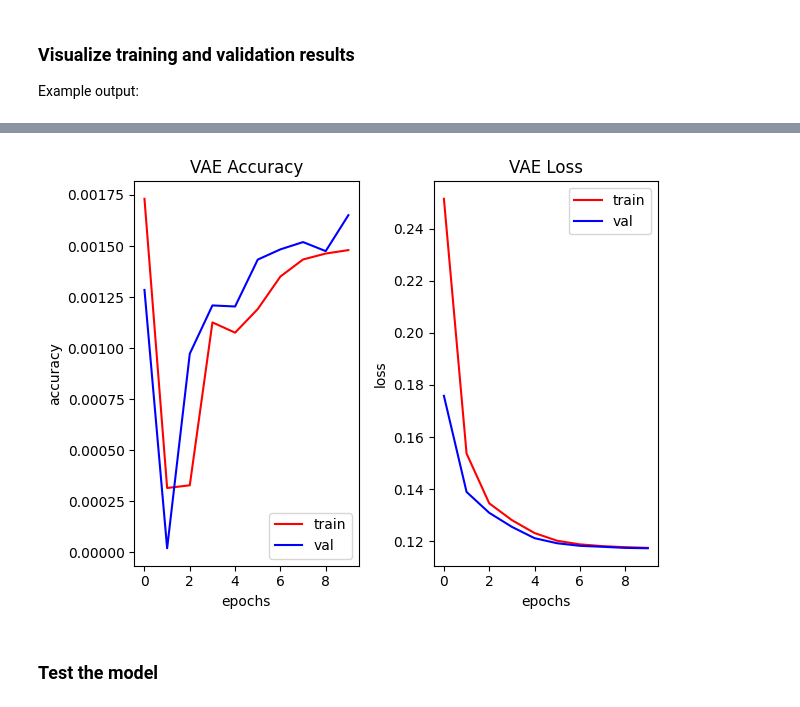
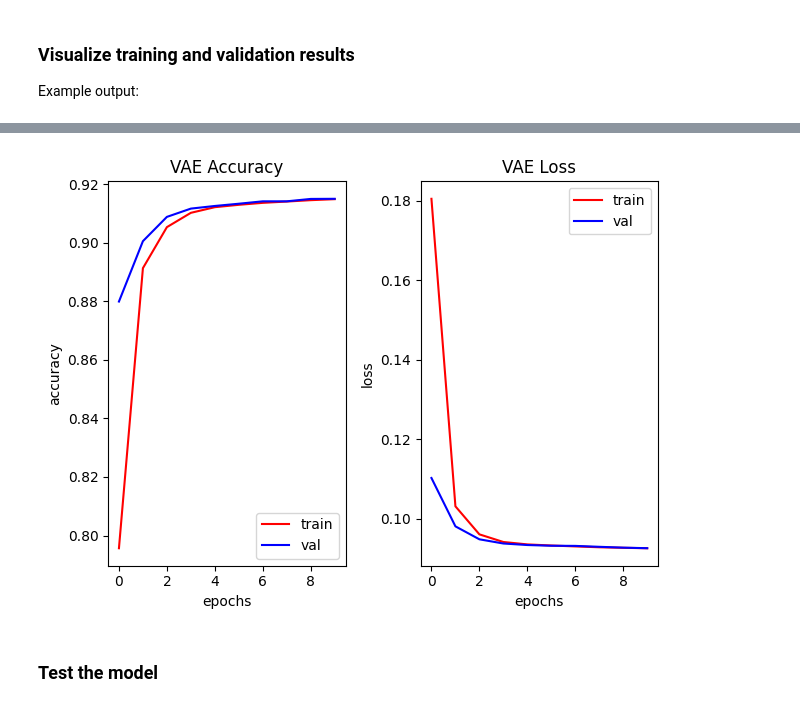
Before and after one commit to i-putu-mahendra-wijaya/agriaku-ds-case, a Jupyter notebook: 01_variational_autoencoder.ipynb, the cells around one changed output, grey strips where cells are left out. Cells and saved outputs as stored; diff of their text form; code cells hidden in the pictures.

Commit message:
reduce the number of Conv2D layers, remove flatten step, and directly Conv2DTransform in Decoder model

```diff
--- a/01_variational_autoencoder.ipynb
+++ b/01_variational_autoencoder.ipynb
@@ -85,7 +34,7 @@ plt.show()
 EPOCH = init()["EPOCH"] # DO NOT CHANGE THIS
 SEED = init()["SEED"] # DO NOT CHANGE THIS
 BATCH_SIZE = 64 #TODO: set hyperparameters (int)
-CODINGS_SIZE = 128 #TODO: set parameters for the latent space representation (int)
-LEARNING_RATE = 1e-4 #TODO: set hyperparameters (int)
+CODINGS_SIZE = 4 #TODO: set parameters for the latent space representation (int)
+LEARNING_RATE = 0.0005 #TODO: set hyperparameters (int)
 IMG_SIZE = 32 #TODO: define the image size
 # %%
@@ -127,17 +95,34 @@ def decoder(i, c, *args, **kwargs):
         i = image size
         c = coding size
     """
-    decoder_inputs = keras.layers.Input(shape=[30, 30, c])
+    decoder_inputs = keras.layers.Input(shape=[30, 30, c], name="decoder_input")
     #TODO: define the layers stack for the decoder part. you may use MLP, LSTM, or CNN.
     # variable 'x' will be the first layer
-    x = keras.layers.Dense(units=c)(decoder_inputs)
-    x = keras.layers.Conv2DTranspose(filters=8, kernel_size=3, activation="relu", padding="same")(x)
+    # x = keras.layers.Dense(units=16, activation="relu", name="decoder_dense_1")(decoder_inputs)
+    x = keras.layers.Conv2DTranspose(filters=8, kernel_size=3, padding="same", name="decoder_conv2d_transpose_1")(decoder_inputs)
+    # x = keras.layers.Dense(units=(30 * 30 * 8), activation="relu", name="decoder_dense_2")(x)
+    # x = keras.layers.Reshape(target_shape=(30, 30, 8))(x)
+    # x = keras.layers.Conv2DTranspose(
+    #                         filters=16
+    #                         , kernel_size=3
+    #                         , activation="relu"
+    #                         , padding="valid"
+    #                         , name="decoder_conv2d_transpose_1")(x)
+    #
+    # x = keras.layers.Conv2DTranspose(
+    #                     filters=8
+    #                     , kernel_size=3
+    #                     , activation="relu"
+    #                     , padding="valid"
+    #                     , name="decoder_conv2d_transpose_2")(x)
 
-    outputs = keras.layers.Conv2DTranspose(
+    x = keras.layers.Conv2DTranspose(
                             filters=3
                             , kernel_size=3
                             , activation="relu"
-                            , padding="valid")(x)
+                            , padding="valid"
+                            , name="decoder_conv2d_transpose_3")(x)
+    outputs = x
     return keras.models.Model(inputs=[decoder_inputs], outputs=[outputs])
 # %%
 variational_encoder, inputs, codings_mean, codings_log_var = encoder(i=IMG_SIZE, c=CODINGS_SIZE)
@@ -202,7 +183,7 @@ variational_ae.add_loss(K.mean(latent_loss) / (np.prod(IMG_SIZE)))
 variational_ae.compile(
     optimizer=keras.optimizers.Adam(learning_rate=LEARNING_RATE)
     , loss=keras.losses.MeanAbsoluteError()
-    , metrics=[keras.metrics.Accuracy()]
+    , metrics=[accuracy]
 )
 # %% [markdown]
 ### Train the model
@@ -239,36 +220,38 @@ Example output:
 ![VAE_acc_loss](img/vae_plot.png)
 # %%
 #TODO: plot the loss and accuracy results from both training and validation, as depicted in the image above
-...
+
+from matplotlib import pyplot as plt
+
 history_dict = history.history
 
 train_loss = history_dict["loss"]
 train_accuracy = history_dict["accuracy"]
 val_loss = history_dict["val_loss"]
 val_accuracy = history_dict["val_accuracy"]
 
 epochs = range(0, len(train_loss))
 
 fig, ax = plt.subplots(1,2)
 
 ax[0].plot(epochs, train_accuracy, color="r", label="train")
 ax[0].plot(epochs, val_accuracy, color="b", label="val")
 ax[0].set_xlabel("epochs")
 ax[0].set_ylabel("accuracy")
 ax[0].set_title("VAE Accuracy")
 ax[0].legend()
 
 ax[1].plot(epochs,train_loss, color="r", label="train")
 ax[1].plot(epochs, val_loss, color="b", label="val")
 ax[1].set_xlabel("epochs")
 ax[1].set_ylabel("loss")
 ax[1].set_title("VAE Loss")
 ax[1].legend()
 
 plt.tight_layout()
 plt.show()
 # %% [output]
-[figure, old version]
+[figure, new version]
 # %% [markdown]
 ### Test the model
 # %%
```
Also changed, not shown: parts of 10 cells of this notebook.
